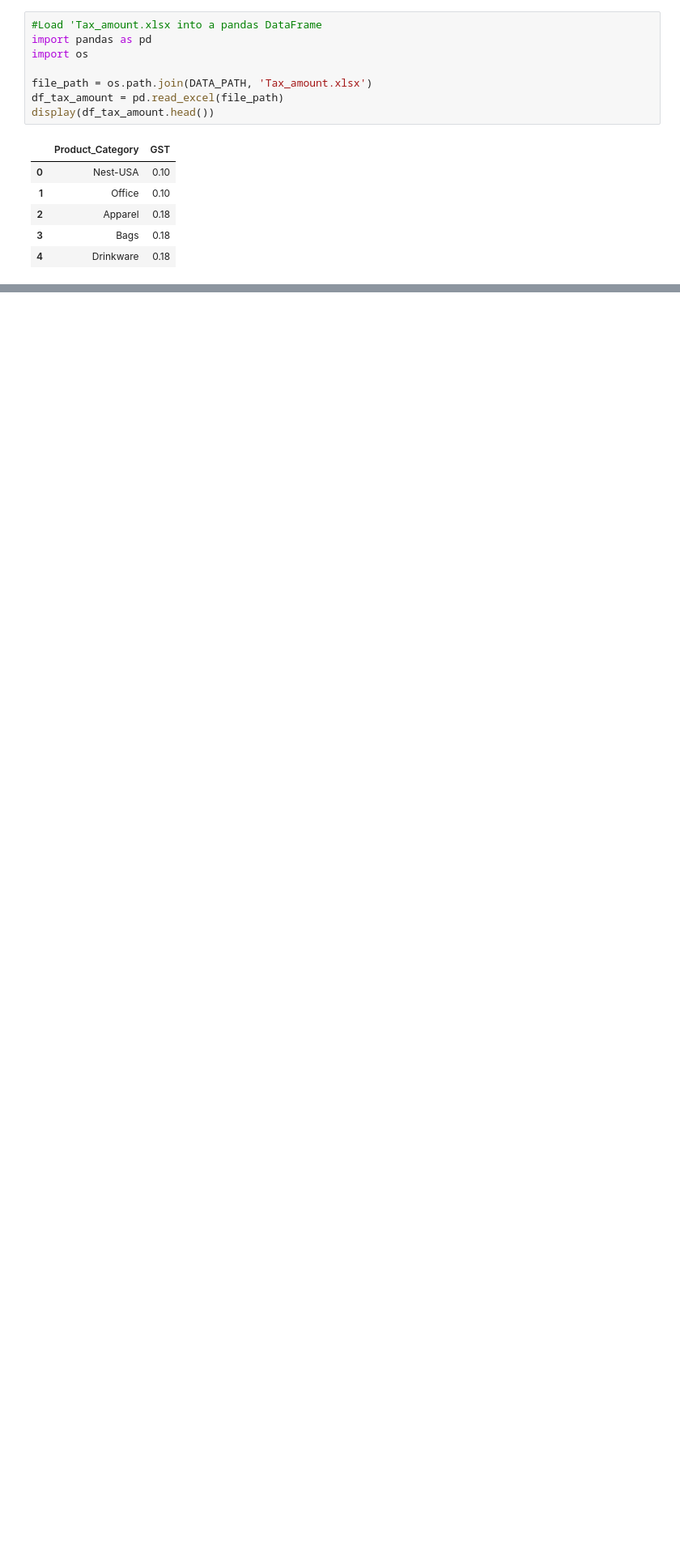
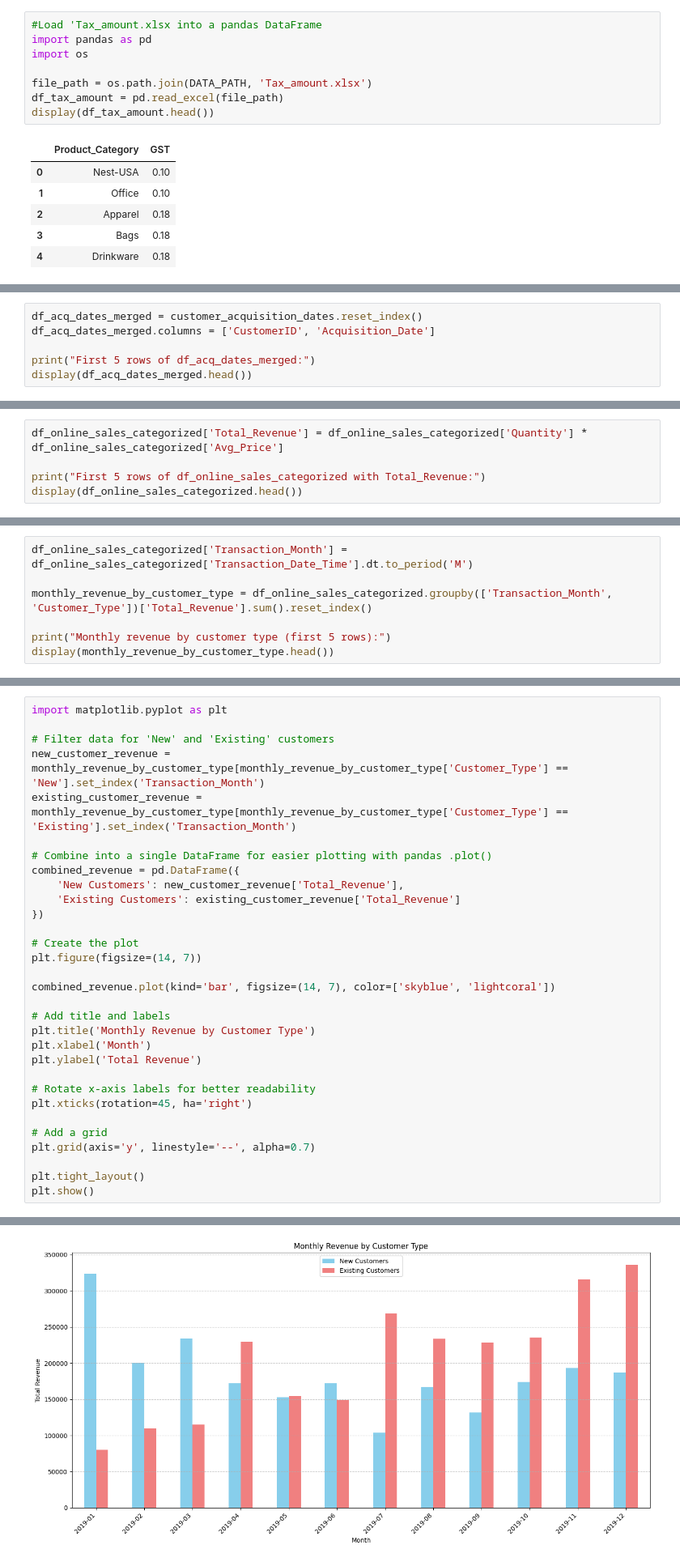
Before and after one commit to amiteshgautam/ag-grid-angular, a Jupyter notebook: E_commerce_Marketing_and_sales.ipynb, the cells around one changed output, grey strips where cells are left out. Shown at 81% size. Cells and saved outputs as stored; diff of their text form; blank space fills up the shorter version.

```diff
--- a/E_commerce_Marketing_and_sales.ipynb
+++ b/E_commerce_Marketing_and_sales.ipynb
@@ -96,0 +989,6 @@ display(df_tax_amount.head())
+# %%
+df_acq_dates_merged = customer_acquisition_dates.reset_index()
+df_acq_dates_merged.columns = ['CustomerID', 'Acquisition_Date']
+
+print("First 5 rows of df_acq_dates_merged:")
+display(df_acq_dates_merged.head())
@@ -96,0 +1032,5 @@ display(df_tax_amount.head())
+# %%
+df_online_sales_categorized['Total_Revenue'] = df_online_sales_categorized['Quantity'] * df_online_sales_categorized['Avg_Price']
+
+print("First 5 rows of df_online_sales_categorized with Total_Revenue:")
+display(df_online_sales_categorized.head())
@@ -96,0 +1048,7 @@ display(df_tax_amount.head())
+# %%
+df_online_sales_categorized['Transaction_Month'] = df_online_sales_categorized['Transaction_Date_Time'].dt.to_period('M')
+
+monthly_revenue_by_customer_type = df_online_sales_categorized.groupby(['Transaction_Month', 'Customer_Type'])['Total_Revenue'].sum().reset_index()
+
+print("Monthly revenue by customer type (first 5 rows):")
+display(monthly_revenue_by_customer_type.head())
@@ -96,0 +1071,32 @@ display(df_tax_amount.head())
+# %%
+import matplotlib.pyplot as plt
+
+# Filter data for 'New' and 'Existing' customers
+new_customer_revenue = monthly_revenue_by_customer_type[monthly_revenue_by_customer_type['Customer_Type'] == 'New'].set_index('Transaction_Month')
+existing_customer_revenue = monthly_revenue_by_customer_type[monthly_revenue_by_customer_type['Customer_Type'] == 'Existing'].set_index('Transaction_Month')
+
+# Combine into a single DataFrame for easier plotting with pandas .plot()
+combined_revenue = pd.DataFrame({
+    'New Customers': new_customer_revenue['Total_Revenue'],
+    'Existing Customers': existing_customer_revenue['Total_Revenue']
+})
+
+# Create the plot
+plt.figure(figsize=(14, 7))
+
+combined_revenue.plot(kind='bar', figsize=(14, 7), color=['skyblue', 'lightcoral'])
+
+# Add title and labels
+plt.title('Monthly Revenue by Customer Type')
+plt.xlabel('Month')
+plt.ylabel('Total Revenue')
+
+# Rotate x-axis labels for better readability
+plt.xticks(rotation=45, ha='right')
+
+# Add a grid
+plt.grid(axis='y', linestyle='--', alpha=0.7)
+
+plt.tight_layout()
+plt.show()
+# %% [output]
@@ -96,0 +1104 @@ display(df_tax_amount.head())
+[figure, added]
```
Also changed, not shown: parts of 219 cells of this notebook.
